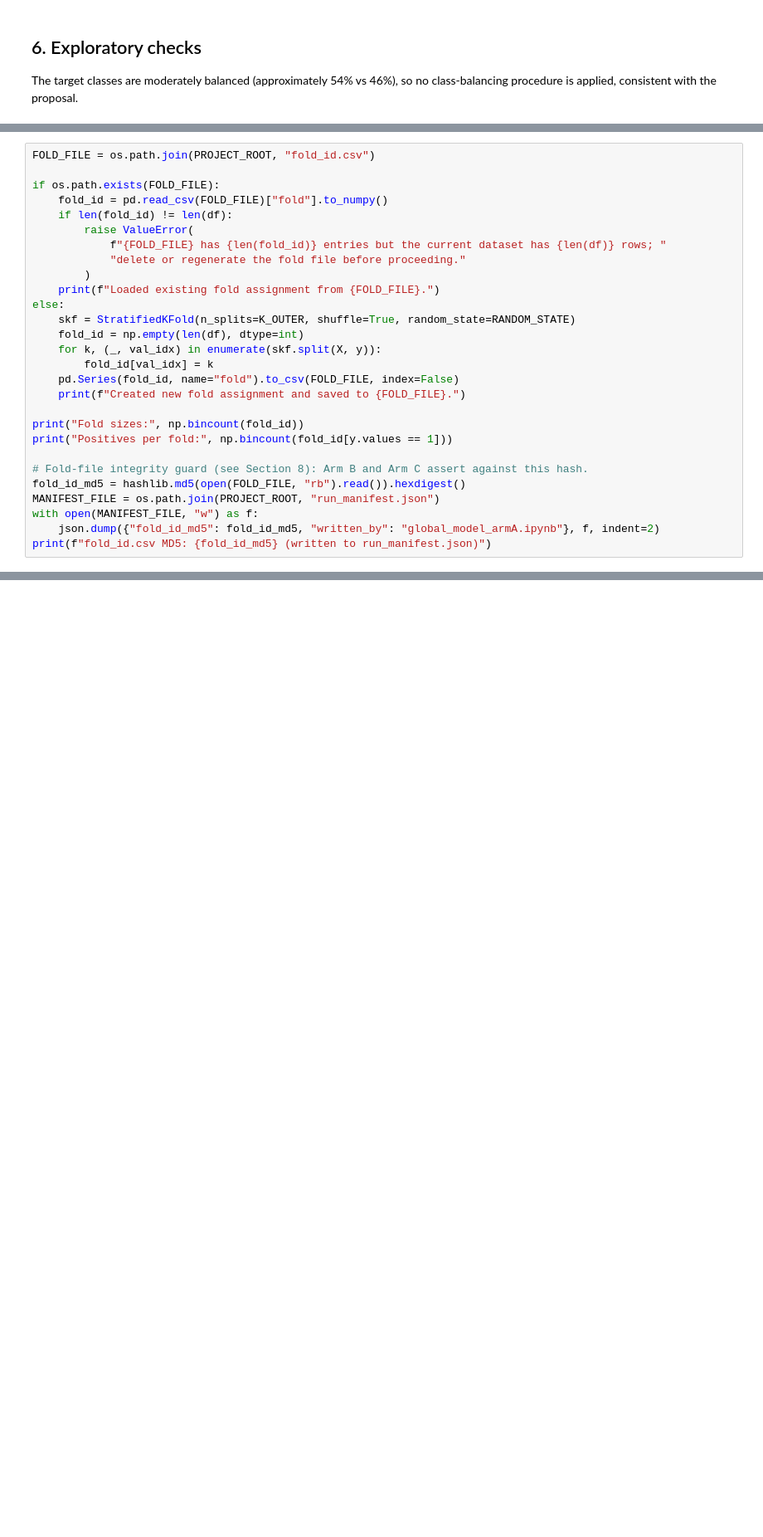
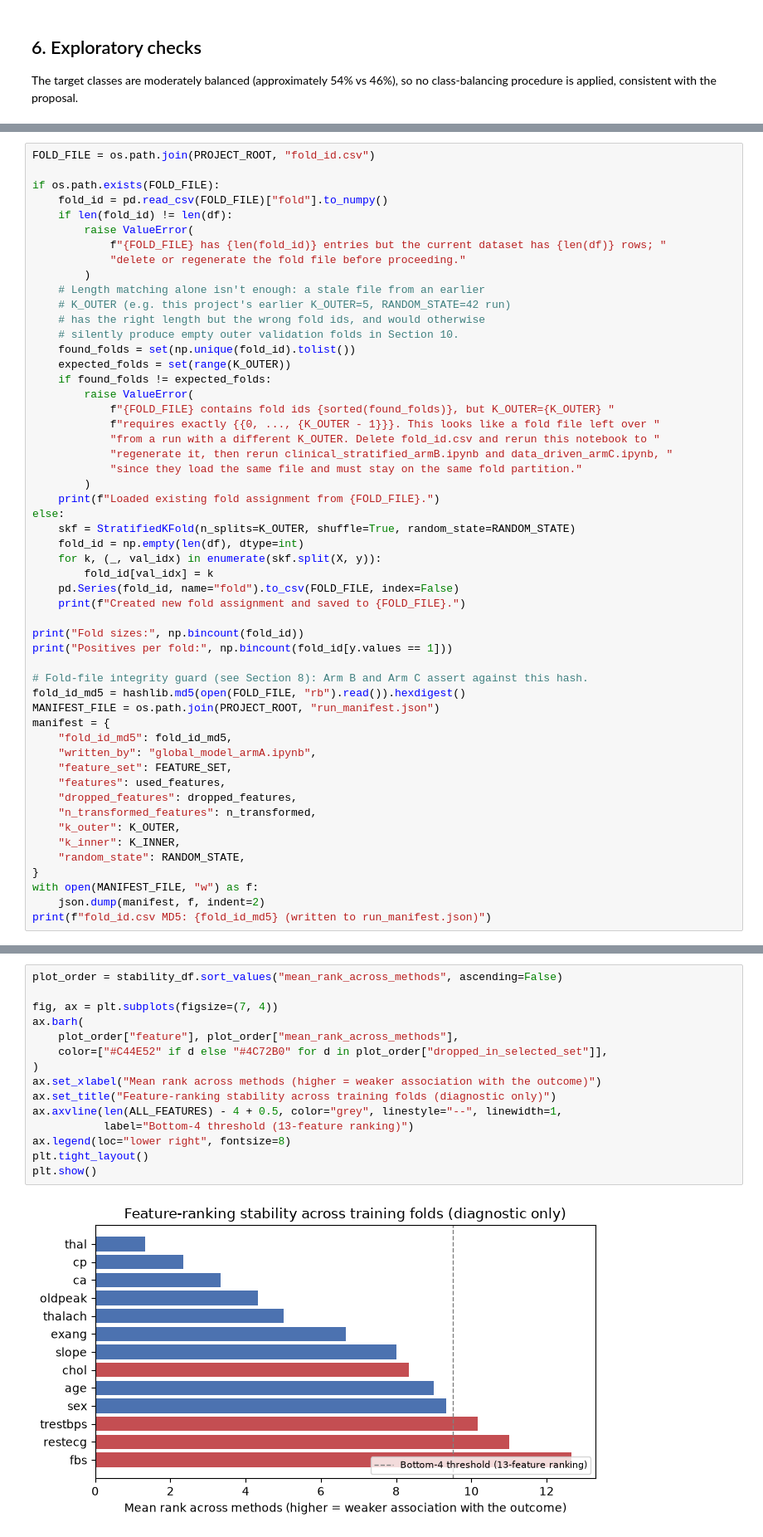
Before and after one commit to zzz271828/FIT2082_Research, a Jupyter notebook: notebooks/global_model_armA.ipynb, the cells around one changed output, grey strips where cells are left out. Shown at 83% size. Drawn from its saved outputs; the diff is of its cells as text; blank space fills up the shorter version.

```diff
--- a/notebooks/global_model_armA.ipynb
+++ b/notebooks/global_model_armA.ipynb
@@ -164,6 +201,20 @@ if os.path.exists(FOLD_FILE):
         raise ValueError(
             f"{FOLD_FILE} has {len(fold_id)} entries but the current dataset has {len(df)} rows; "
             "delete or regenerate the fold file before proceeding."
+        )
+    # Length matching alone isn't enough: a stale file from an earlier
+    # K_OUTER (e.g. this project's earlier K_OUTER=5, RANDOM_STATE=42 run)
+    # has the right length but the wrong fold ids, and would otherwise
+    # silently produce empty outer validation folds in Section 10.
+    found_folds = set(np.unique(fold_id).tolist())
+    expected_folds = set(range(K_OUTER))
+    if found_folds != expected_folds:
+        raise ValueError(
+            f"{FOLD_FILE} contains fold ids {sorted(found_folds)}, but K_OUTER={K_OUTER} "
+            f"requires exactly {{0, ..., {K_OUTER - 1}}}. This looks like a fold file left over "
+            "from a run with a different K_OUTER. Delete fold_id.csv and rerun this notebook to "
+            "regenerate it, then rerun clinical_stratified_armB.ipynb and data_driven_armC.ipynb, "
+            "since they load the same file and must stay on the same fold partition."
         )
     print(f"Loaded existing fold assignment from {FOLD_FILE}.")
 else:
@@ -180,8 +231,19 @@ print("Positives per fold:", np.bincount(fold_id[y.values == 1]))
 # Fold-file integrity guard (see Section 8): Arm B and Arm C assert against this hash.
 fold_id_md5 = hashlib.md5(open(FOLD_FILE, "rb").read()).hexdigest()
 MANIFEST_FILE = os.path.join(PROJECT_ROOT, "run_manifest.json")
+manifest = {
+    "fold_id_md5": fold_id_md5,
+    "written_by": "global_model_armA.ipynb",
+    "feature_set": FEATURE_SET,
+    "features": used_features,
+    "dropped_features": dropped_features,
+    "n_transformed_features": n_transformed,
+    "k_outer": K_OUTER,
+    "k_inner": K_INNER,
+    "random_state": RANDOM_STATE,
+}
 with open(MANIFEST_FILE, "w") as f:
-    json.dump({"fold_id_md5": fold_id_md5, "written_by": "global_model_armA.ipynb"}, f, indent=2)
+    json.dump(manifest, f, indent=2)
 print(f"fold_id.csv MD5: {fold_id_md5} (written to run_manifest.json)")
 # %% [output]
 Loaded existing fold assignment from /Users/faye/Desktop/FIT2082/Research_heartDisease/FIT2082_Research/fold_id.csv.
@@ -401,0 +362,17 @@ For comparability with Arm B and Arm C:
+# %%
+plot_order = stability_df.sort_values("mean_rank_across_methods", ascending=False)
+
+fig, ax = plt.subplots(figsize=(7, 4))
+ax.barh(
+    plot_order["feature"], plot_order["mean_rank_across_methods"],
+    color=["#C44E52" if d else "#4C72B0" for d in plot_order["dropped_in_selected_set"]],
+)
+ax.set_xlabel("Mean rank across methods (higher = weaker association with the outcome)")
+ax.set_title("Feature-ranking stability across training folds (diagnostic only)")
+ax.axvline(len(ALL_FEATURES) - 4 + 0.5, color="grey", linestyle="--", linewidth=1,
+           label="Bottom-4 threshold (13-feature ranking)")
+ax.legend(loc="lower right", fontsize=8)
+plt.tight_layout()
+plt.show()
+# %% [output]
+[figure, added]
```
Also changed, not shown: parts of 36 cells of this notebook, 15 other files.
